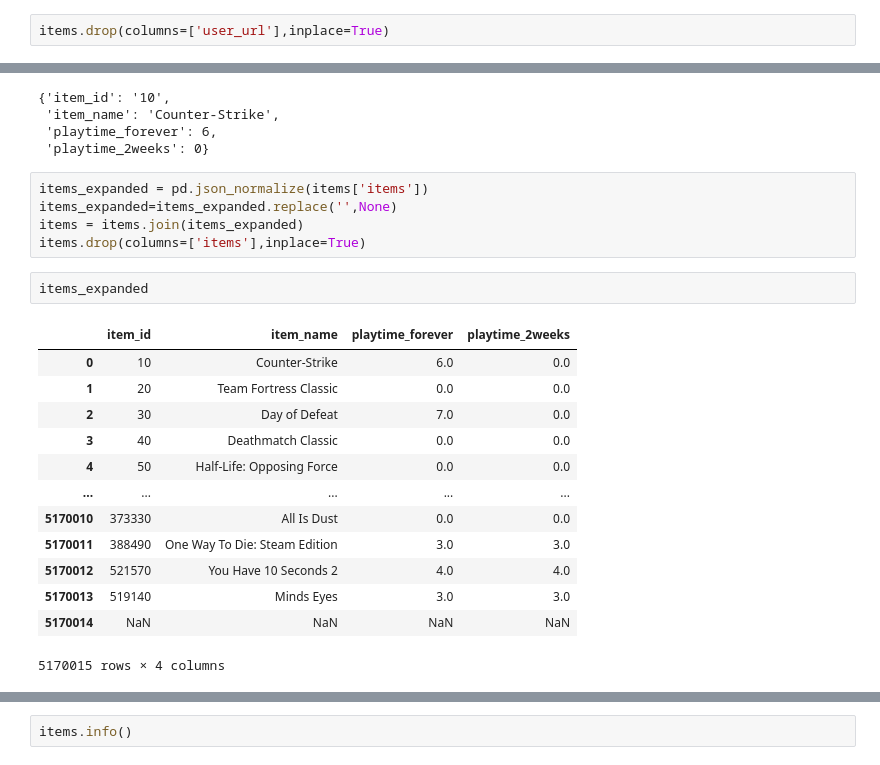
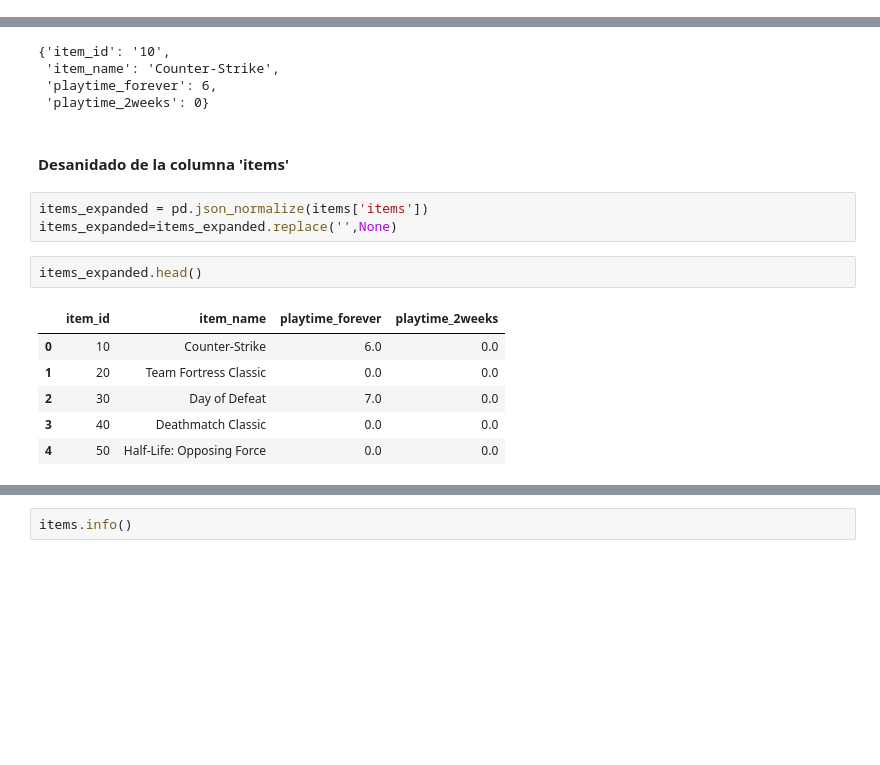
Before and after one commit to carocardenas0699/PI-1-Machine-Learning, a Jupyter notebook: ETL.ipynb, the cells around one changed output, grey strips where cells are left out. Drawn from its saved outputs; the diff is of its cells as text; blank space fills up the shorter version.

```diff
--- a/ETL.ipynb
+++ b/ETL.ipynb
@@ -374,8 +409,6 @@ items
 | 5170013 | 76561198329548331 | 7 | 76561198329548331 | http://steamcommunity.com/profile... | {'item_id': '519140', 'item_name'... |
 | 5170014 | edward_tremethick | 0 | 76561198331598578 | http://steamcommunity.com/id/edwa... | NaN |
 5170015 rows × 5 columns
-# %%
-items.drop(columns=['user_url'],inplace=True)
 # %%
 items.iloc[0,3]
 # %% [output]
@@ -383,24 +416,17 @@ items.iloc[0,3]
  'item_name': 'Counter-Strike',
  'playtime_forever': 6,
  'playtime_2weeks': 0}
+# %% [markdown]
+#### Desanidado de la columna 'items'
 # %%
 items_expanded = pd.json_normalize(items['items'])
 items_expanded=items_expanded.replace('',None)
-items = items.join(items_expanded)
-items.drop(columns=['items'],inplace=True)
 # %%
-items_expanded
+items_expanded.head()
 # %% [output]
 |  | item_id | item_name | playtime_forever | playtime_2weeks |
 | 0 | 10 | Counter-Strike | 6.0 | 0.0 |
 | 1 | 20 | Team Fortress Classic | 0.0 | 0.0 |
 | 2 | 30 | Day of Defeat | 7.0 | 0.0 |
 | 3 | 40 | Deathmatch Classic | 0.0 | 0.0 |
 | 4 | 50 | Half-Life: Opposing Force | 0.0 | 0.0 |
-| ... | ... | ... | ... | ... |
-| 5170010 | 373330 | All Is Dust | 0.0 | 0.0 |
-| 5170011 | 388490 | One Way To Die: Steam Edition | 3.0 | 3.0 |
-| 5170012 | 521570 | You Have 10 Seconds 2 | 4.0 | 4.0 |
-| 5170013 | 519140 | Minds Eyes | 3.0 | 3.0 |
-| 5170014 | NaN | NaN | NaN | NaN |
-5170015 rows × 4 columns
```
Also changed, not shown: parts of 84 cells of this notebook.
